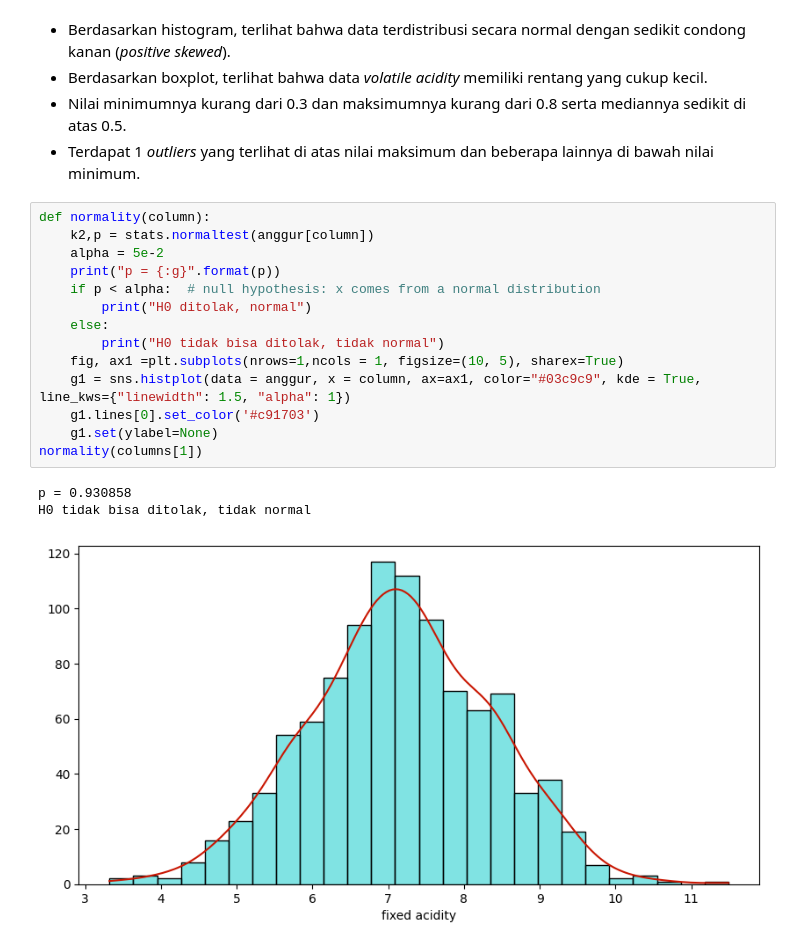
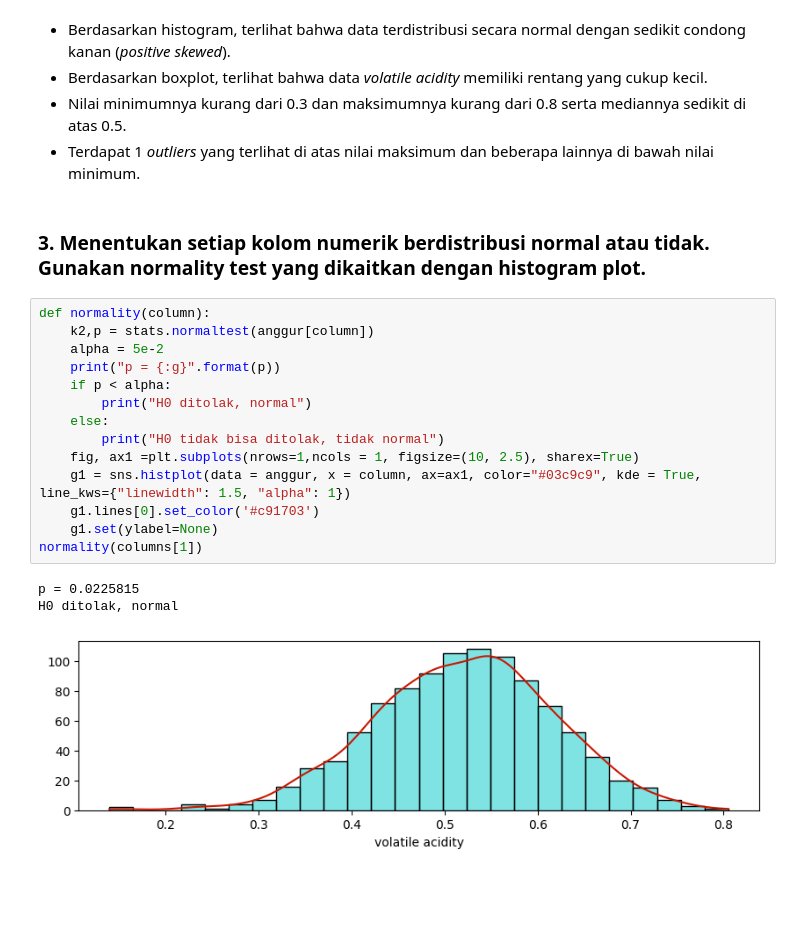
Before and after one commit to SaddamAnnais/K1-T1-IF2220-13521099, a Jupyter notebook: main.ipynb, the cells around one changed output. Drawn from its saved outputs; the diff is of its cells as text; blank space fills up the shorter version.

```diff
--- a/main.ipynb
+++ b/main.ipynb
@@ -311,21 +311,23 @@ hist_box_plot(anggur, anggur.columns[1])
 - Berdasarkan boxplot, terlihat bahwa data *volatile acidity* memiliki rentang yang cukup kecil.
 - Nilai minimumnya kurang dari 0.3 dan maksimumnya kurang dari 0.8 serta mediannya sedikit di atas 0.5.
 - Terdapat 1 *outliers* yang terlihat di atas nilai maksimum dan beberapa lainnya di bawah nilai minimum.
+# %% [markdown]
+### 3. Menentukan setiap kolom numerik berdistribusi normal atau tidak. Gunakan normality test yang dikaitkan dengan histogram plot.
 # %%
 def normality(column):
     k2,p = stats.normaltest(anggur[column])
     alpha = 5e-2
     print("p = {:g}".format(p))
-    if p < alpha:  # null hypothesis: x comes from a normal distribution
+    if p < alpha:
         print("H0 ditolak, normal")
     else:
         print("H0 tidak bisa ditolak, tidak normal")
-    fig, ax1 =plt.subplots(nrows=1,ncols = 1, figsize=(10, 5), sharex=True)
+    fig, ax1 =plt.subplots(nrows=1,ncols = 1, figsize=(10, 2.5), sharex=True)
     g1 = sns.histplot(data = anggur, x = column, ax=ax1, color="#03c9c9", kde = True, line_kws={"linewidth": 1.5, "alpha": 1})
     g1.lines[0].set_color('#c91703')
     g1.set(ylabel=None)
 normality(columns[1])
 # %% [output]
-p = 0.930858
-H0 tidak bisa ditolak, tidak normal
+p = 0.0225815
+H0 ditolak, normal
-[figure, old version]
+[figure, new version]
```
Also changed, not shown: parts of 1 cell of this notebook.
